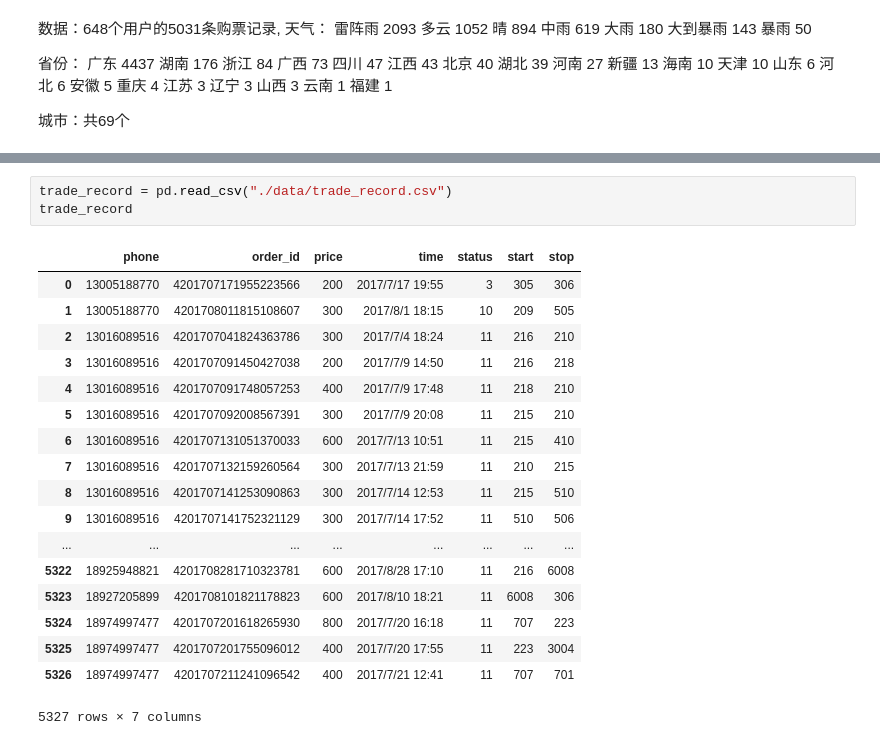
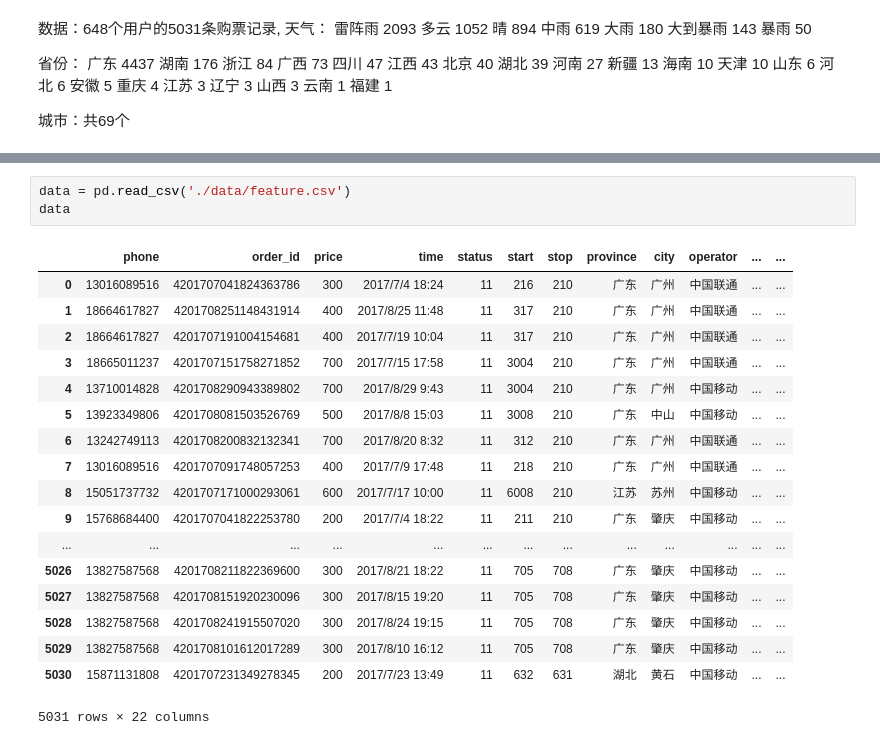
Before and after one commit to Akirara/GraduationDesign, a Jupyter notebook: manuscript.ipynb, the cells around one changed output, grey strips where cells are left out. Cells and saved outputs as stored; diff of their text form.

```diff
--- a/manuscript.ipynb
+++ b/manuscript.ipynb
@@ -101,23 +111,23 @@ res.to_csv("./data/feature_expand.csv", index=False)
 """
 # %%
-trade_record = pd.read_csv("./data/trade_record.csv")
-trade_record
+data = pd.read_csv('./data/feature.csv')
+data
 # %% [output]
-|  | phone | order_id | price | time | status | start | stop |
-| 0 | 13005188770 | 4201707171955223566 | 200 | 2017/7/17 19:55 | 3 | 305 | 306 |
-| 1 | 13005188770 | 4201708011815108607 | 300 | 2017/8/1 18:15 | 10 | 209 | 505 |
-| 2 | 13016089516 | 4201707041824363786 | 300 | 2017/7/4 18:24 | 11 | 216 | 210 |
-| 3 | 13016089516 | 4201707091450427038 | 200 | 2017/7/9 14:50 | 11 | 216 | 218 |
-| 4 | 13016089516 | 4201707091748057253 | 400 | 2017/7/9 17:48 | 11 | 218 | 210 |
-| 5 | 13016089516 | 4201707092008567391 | 300 | 2017/7/9 20:08 | 11 | 215 | 210 |
-| 6 | 13016089516 | 4201707131051370033 | 600 | 2017/7/13 10:51 | 11 | 215 | 410 |
-| 7 | 13016089516 | 4201707132159260564 | 300 | 2017/7/13 21:59 | 11 | 210 | 215 |
-| 8 | 13016089516 | 4201707141253090863 | 300 | 2017/7/14 12:53 | 11 | 215 | 510 |
-| 9 | 13016089516 | 4201707141752321129 | 300 | 2017/7/14 17:52 | 11 | 510 | 506 |
-| ... | ... | ... | ... | ... | ... | ... | ... |
-| 5322 | 18925948821 | 4201708281710323781 | 600 | 2017/8/28 17:10 | 11 | 216 | 6008 |
-| 5323 | 18927205899 | 4201708101821178823 | 600 | 2017/8/10 18:21 | 11 | 6008 | 306 |
-| 5324 | 18974997477 | 4201707201618265930 | 800 | 2017/7/20 16:18 | 11 | 707 | 223 |
-| 5325 | 18974997477 | 4201707201755096012 | 400 | 2017/7/20 17:55 | 11 | 223 | 3004 |
-| 5326 | 18974997477 | 4201707211241096542 | 400 | 2017/7/21 12:41 | 11 | 707 | 701 |
+|  | phone | order_id | price | time | status | start | stop | province | city | operator | ... | ... |
+| 0 | 13016089516 | 4201707041824363786 | 300 | 2017/7/4 18:24 | 11 | 216 | 210 | 广东 | 广州 | 中国联通 | ... | ... |
+| 1 | 18664617827 | 4201708251148431914 | 400 | 2017/8/25 11:48 | 11 | 317 | 210 | 广东 | 广州 | 中国联通 | ... | ... |
+| 2 | 18664617827 | 4201707191004154681 | 400 | 2017/7/19 10:04 | 11 | 317 | 210 | 广东 | 广州 | 中国联通 | ... | ... |
+| 3 | 18665011237 | 4201707151758271852 | 700 | 2017/7/15 17:58 | 11 | 3004 | 210 | 广东 | 广州 | 中国联通 | ... | ... |
+| 4 | 13710014828 | 4201708290943389802 | 700 | 2017/8/29 9:43 | 11 | 3004 | 210 | 广东 | 广州 | 中国移动 | ... | ... |
+| 5 | 13923349806 | 4201708081503526769 | 500 | 2017/8/8 15:03 | 11 | 3008 | 210 | 广东 | 中山 | 中国移动 | ... | ... |
+| 6 | 13242749113 | 4201708200832132341 | 700 | 2017/8/20 8:32 | 11 | 312 | 210 | 广东 | 广州 | 中国联通 | ... | ... |
+| 7 | 13016089516 | 4201707091748057253 | 400 | 2017/7/9 17:48 | 11 | 218 | 210 | 广东 | 广州 | 中国联通 | ... | ... |
+| 8 | 15051737732 | 4201707171000293061 | 600 | 2017/7/17 10:00 | 11 | 6008 | 210 | 江苏 | 苏州 | 中国移动 | ... | ... |
+| 9 | 15768684400 | 4201707041822253780 | 200 | 2017/7/4 18:22 | 11 | 211 | 210 | 广东 | 肇庆 | 中国移动 | ... | ... |
+| ... | ... | ... | ... | ... | ... | ... | ... | ... | ... | ... | ... | ... |
+| 5026 | 13827587568 | 4201708211822369600 | 300 | 2017/8/21 18:22 | 11 | 705 | 708 | 广东 | 肇庆 | 中国移动 | ... | ... |
+| 5027 | 13827587568 | 4201708151920230096 | 300 | 2017/8/15 19:20 | 11 | 705 | 708 | 广东 | 肇庆 | 中国移动 | ... | ... |
+| 5028 | 13827587568 | 4201708241915507020 | 300 | 2017/8/24 19:15 | 11 | 705 | 708 | 广东 | 肇庆 | 中国移动 | ... | ... |
+| 5029 | 13827587568 | 4201708101612017289 | 300 | 2017/8/10 16:12 | 11 | 705 | 708 | 广东 | 肇庆 | 中国移动 | ... | ... |
+| 5030 | 15871131808 | 4201707231349278345 | 200 | 2017/7/23 13:49 | 11 | 632 | 631 | 湖北 | 黄石 | 中国移动 | ... | ... |
-5327 rows × 7 columns
+5031 rows × 22 columns
```
Also changed, not shown: parts of 6 cells of this notebook, 1 other file.
